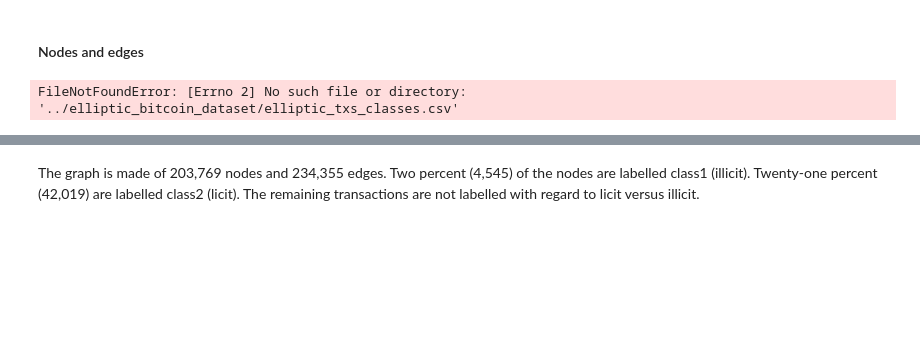
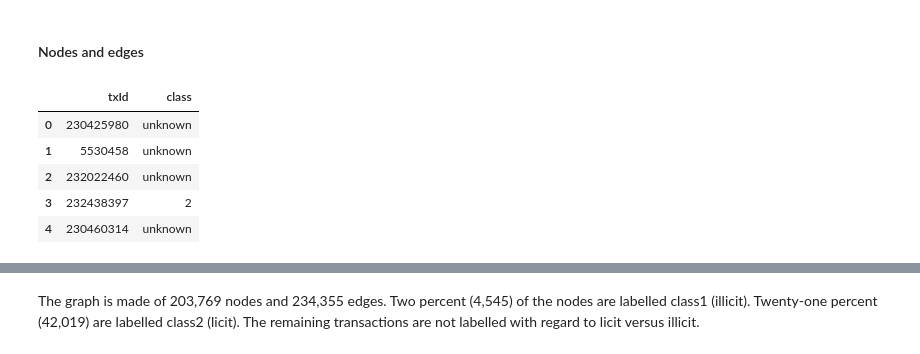
Before and after one commit to Sai-Kumar88789/Money-Launderying-Prevention, a Jupyter notebook: notebook/AMI.ipynb, the cells around one changed output, grey strips where cells are left out. Saved outputs shown, nothing was run; the diff lists cells and outputs as text; code cells hidden in the pictures; blank space fills up the shorter version.

```diff
--- a/notebook/AMI.ipynb
+++ b/notebook/AMI.ipynb
@@ -24,9 +24,14 @@ if not sys.warnoptions:
 # %% [markdown]
 #### Nodes and edges
 # %%
-df_classes = pd.read_csv('../elliptic_bitcoin_dataset/elliptic_txs_classes.csv')
+df_classes = pd.read_csv('../data/elliptic_txs_classes.csv')
 df_classes.head()
 # %% [output]
-FileNotFoundError: [Errno 2] No such file or directory: '../elliptic_bitcoin_dataset/elliptic_txs_classes.csv'
+|  | txId | class |
+| 0 | 230425980 | unknown |
+| 1 | 5530458 | unknown |
+| 2 | 232022460 | unknown |
+| 3 | 232438397 | 2 |
+| 4 | 230460314 | unknown |
 # %%
 df_classes.info()
```
Also changed, not shown: parts of 41 cells of this notebook, 9 other files.
